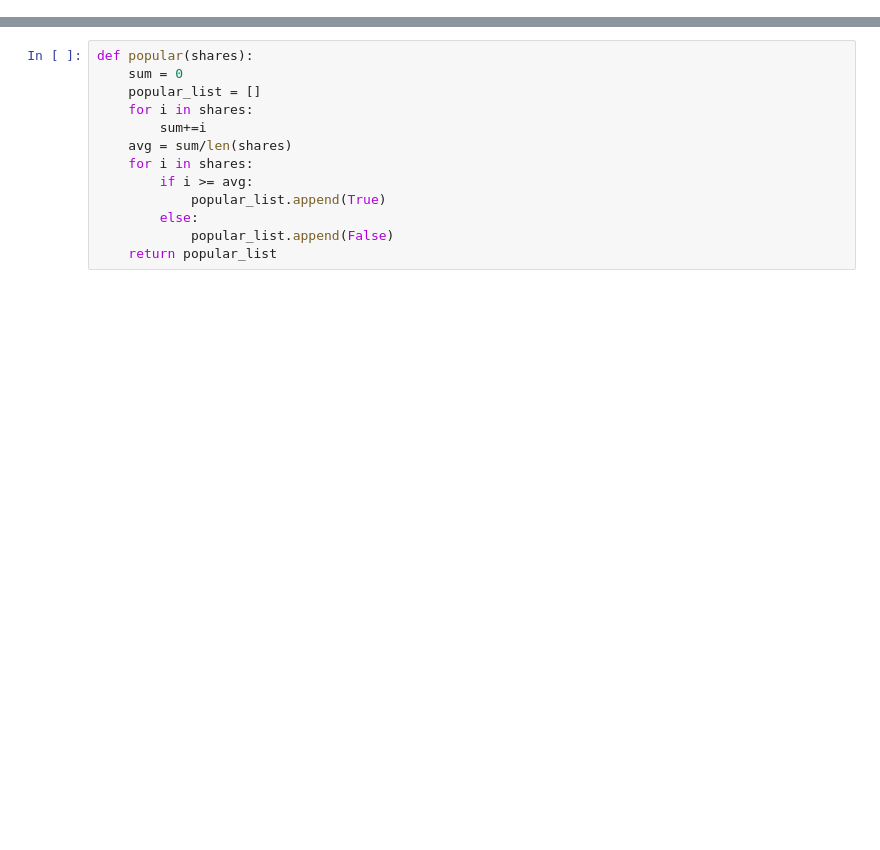
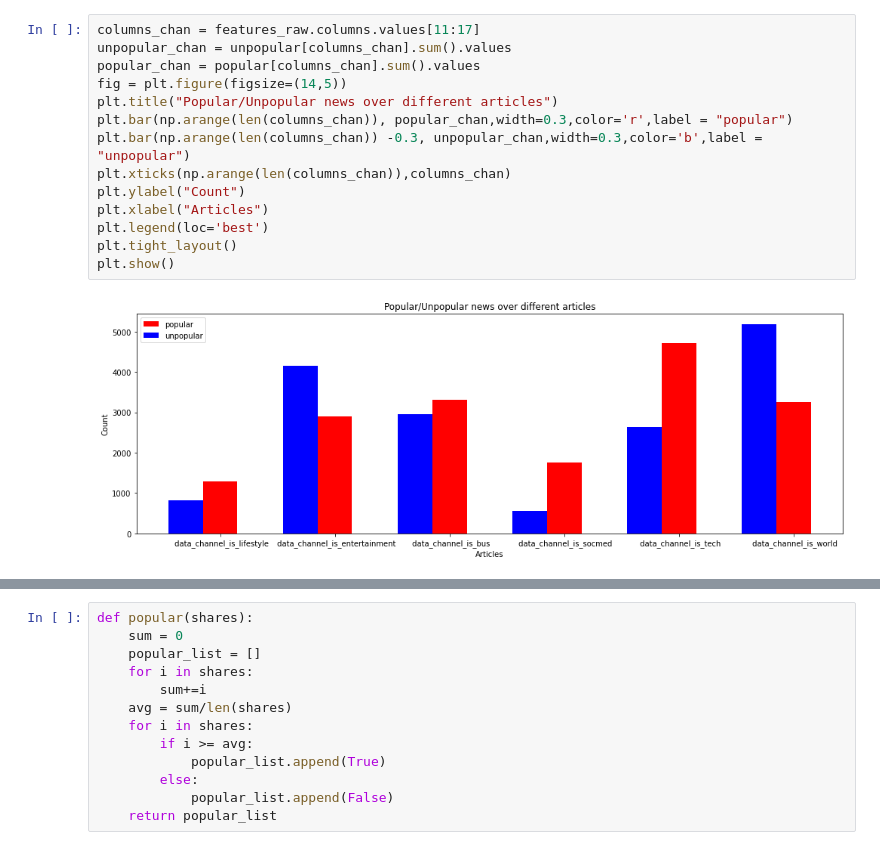
Before and after one commit to bhanu-kanamarlapudi/OnlineNewsPopularity_GA, a Jupyter notebook: GAbasedFS.ipynb, the cells around one changed output, grey strips where cells are left out. Drawn from its saved outputs; the diff is of its cells as text; blank space fills up the shorter version.

```diff
--- a/GAbasedFS.ipynb
+++ b/GAbasedFS.ipynb
@@ -11,0 +83,16 @@ data.drop(columns='url',inplace=True)
+# %%
+columns_chan = features_raw.columns.values[11:17]
+unpopular_chan = unpopular[columns_chan].sum().values
+popular_chan = popular[columns_chan].sum().values
+fig = plt.figure(figsize=(14,5))
+plt.title("Popular/Unpopular news over different articles")
+plt.bar(np.arange(len(columns_chan)), popular_chan,width=0.3,color='r',label = "popular")
+plt.bar(np.arange(len(columns_chan)) -0.3, unpopular_chan,width=0.3,color='b',label = "unpopular")
+plt.xticks(np.arange(len(columns_chan)),columns_chan)
+plt.ylabel("Count")
+plt.xlabel("Articles")
+plt.legend(loc='best')
+plt.tight_layout()
+plt.show()
+# %% [output]
+[figure, added]
```
Also changed, not shown: parts of 47 cells of this notebook.
